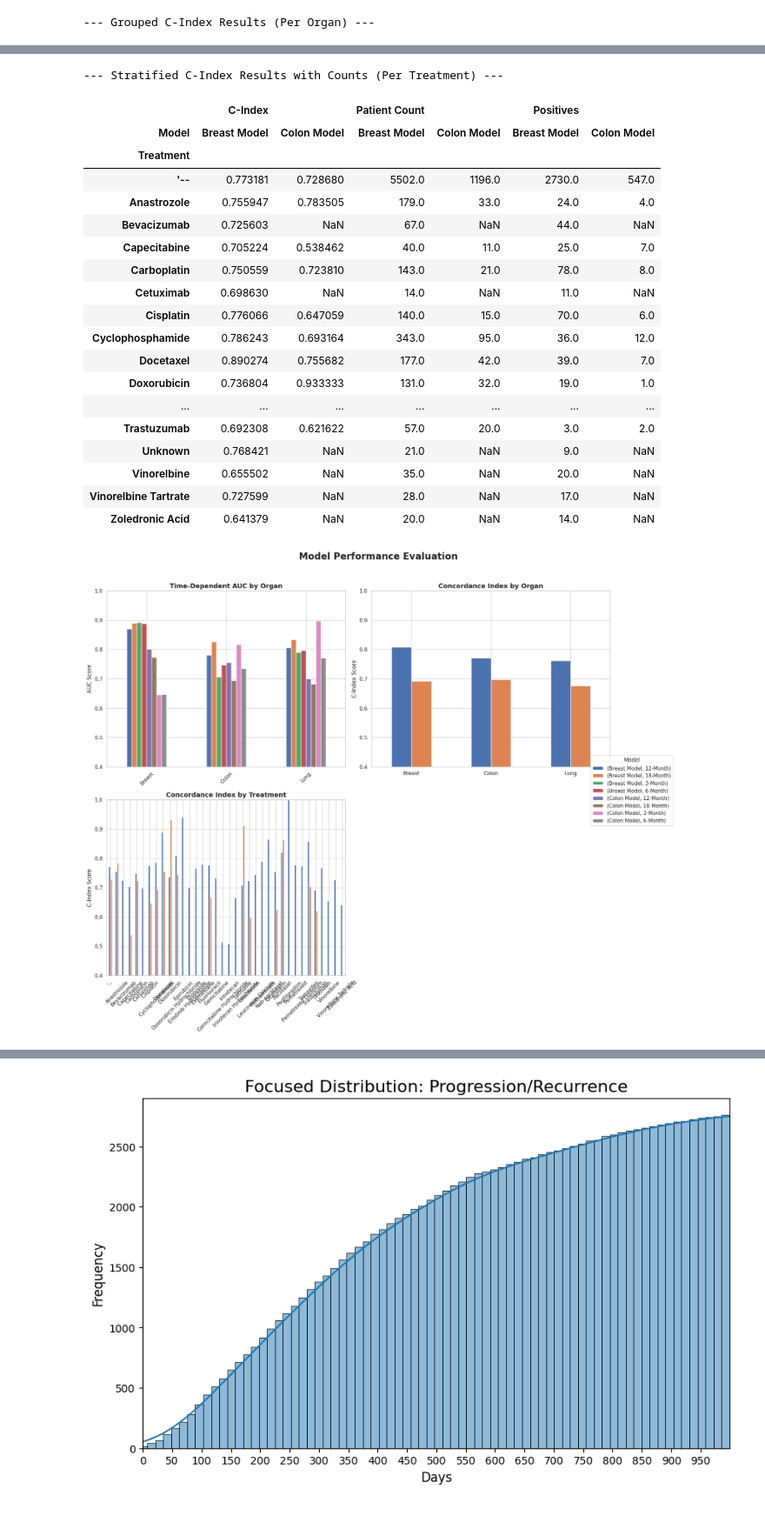
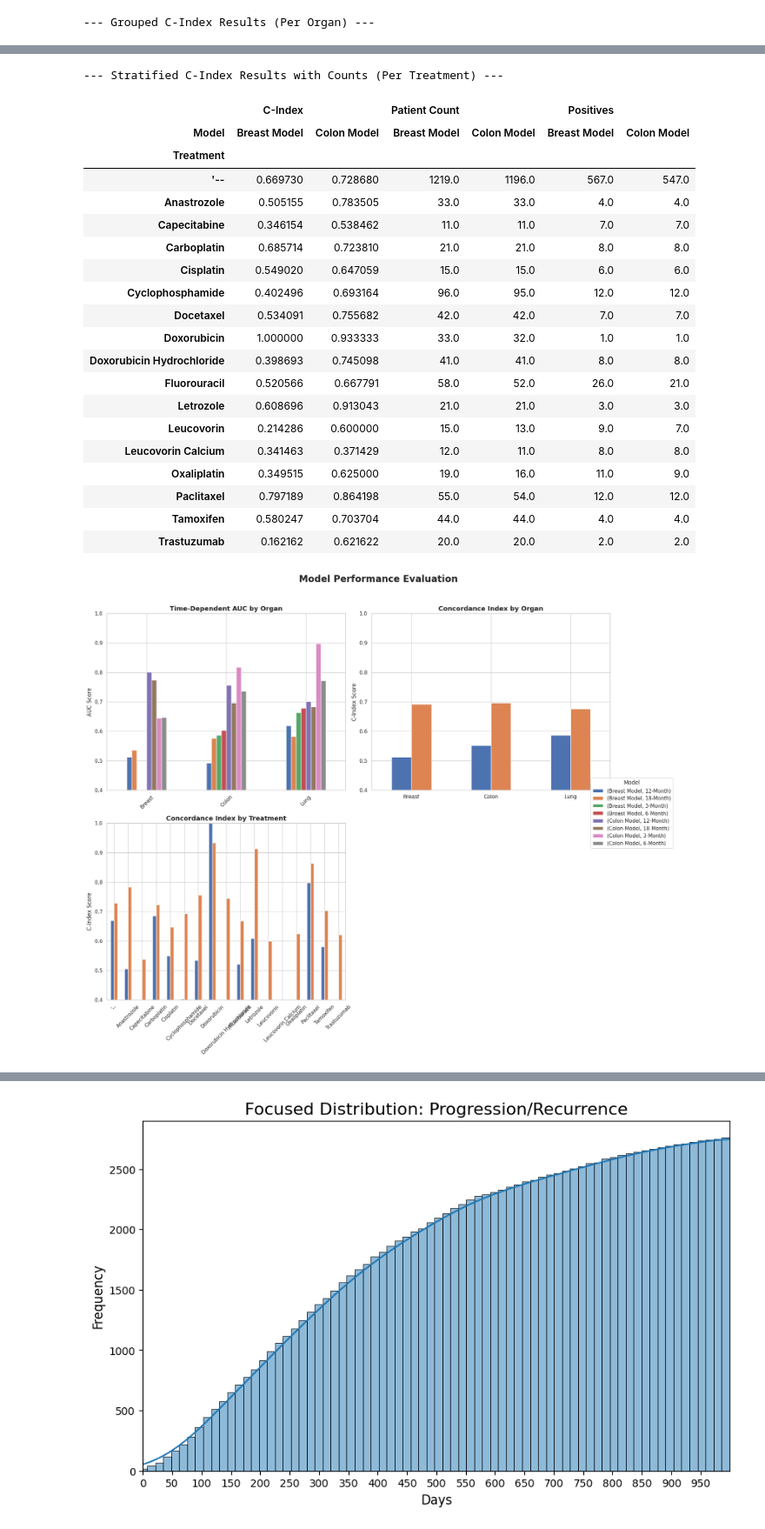
Before and after one commit to aziz-ayed/pfs_baselines, a Jupyter notebook: eval_notebook.ipynb, the cells around one changed output, grey strips where cells are left out. Shown at 87% size. Saved outputs shown, nothing was run; the diff lists cells and outputs as text; code cells hidden in the pictures.

Commit message:
Push latest model

```diff
--- a/eval_notebook.ipynb
+++ b/eval_notebook.ipynb
@@ -16,10 +16,10 @@ import seaborn as sns
 # Set plotting style
 sns.set_theme(style="whitegrid")
 # %%
-breast_preds_path = Path("eval_outputs/train_set.csv")
+breast_preds_path = Path("eval_outputs/colon_model.csv")
 colon_preds_path = Path("eval_outputs/test_set.csv")
 split_file_path = Path("data/final_splits_prog_rec.pt")
-clinical_csv_path = Path("data/outcomes/clinical_data_prog_rec.csv")
+clinical_csv_path = Path("data/outcomes/clinical_data_prog_rec_death.csv")
 treatment_file_path = Path("data/clinical.tsv")
 
 # This path should match the one used during training
@@ -308,3 +308,3 @@ For example, when doing 'df[col].method(value, inplace=True)', try using 'df.met
---- Grouped C-Index Results (Per Organ) ---
+--- Grouped C-Index Results (Per Organ) ---
 | Model | Breast Model | Colon Model |
 | Organ |  |  |
@@ -314,21 +314,22 @@ For example, when doing 'df[col].method(value, inplace=True)', try using 'df.met
---- Stratified C-Index Results with Counts (Per Treatment) ---
+--- Stratified C-Index Results with Counts (Per Treatment) ---
 |  | C-Index |  | Patient Count |  | Positives |  |
 | Model | Breast Model | Colon Model | Breast Model | Colon Model | Breast Model | Colon Model |
 | Treatment |  |  |  |  |  |  |
-| '-- | 0.773181 | 0.728680 | 5502.0 | 1196.0 | 2730.0 | 547.0 |
-| Anastrozole | 0.755947 | 0.783505 | 179.0 | 33.0 | 24.0 | 4.0 |
-| Bevacizumab | 0.725603 | NaN | 67.0 | NaN | 44.0 | NaN |
-| Capecitabine | 0.705224 | 0.538462 | 40.0 | 11.0 | 25.0 | 7.0 |
-| Carboplatin | 0.750559 | 0.723810 | 143.0 | 21.0 | 78.0 | 8.0 |
-| Cetuximab | 0.698630 | NaN | 14.0 | NaN | 11.0 | NaN |
-| Cisplatin | 0.776066 | 0.647059 | 140.0 | 15.0 | 70.0 | 6.0 |
-| Cyclophosphamide | 0.786243 | 0.693164 | 343.0 | 95.0 | 36.0 | 12.0 |
-| Docetaxel | 0.890274 | 0.755682 | 177.0 | 42.0 | 39.0 | 7.0 |
-| Doxorubicin | 0.736804 | 0.933333 | 131.0 | 32.0 | 19.0 | 1.0 |
-| ... | ... | ... | ... | ... | ... | ... |
-| Trastuzumab | 0.692308 | 0.621622 | 57.0 | 20.0 | 3.0 | 2.0 |
-| Unknown | 0.768421 | NaN | 21.0 | NaN | 9.0 | NaN |
-| Vinorelbine | 0.655502 | NaN | 35.0 | NaN | 20.0 | NaN |
-| Vinorelbine Tartrate | 0.727599 | NaN | 28.0 | NaN | 17.0 | NaN |
-| Zoledronic Acid | 0.641379 | NaN | 20.0 | NaN | 14.0 | NaN |
+| '-- | 0.669730 | 0.728680 | 1219.0 | 1196.0 | 567.0 | 547.0 |
+| Anastrozole | 0.505155 | 0.783505 | 33.0 | 33.0 | 4.0 | 4.0 |
+| Capecitabine | 0.346154 | 0.538462 | 11.0 | 11.0 | 7.0 | 7.0 |
+| Carboplatin | 0.685714 | 0.723810 | 21.0 | 21.0 | 8.0 | 8.0 |
+| Cisplatin | 0.549020 | 0.647059 | 15.0 | 15.0 | 6.0 | 6.0 |
+| Cyclophosphamide | 0.402496 | 0.693164 | 96.0 | 95.0 | 12.0 | 12.0 |
+| Docetaxel | 0.534091 | 0.755682 | 42.0 | 42.0 | 7.0 | 7.0 |
+| Doxorubicin | 1.000000 | 0.933333 | 33.0 | 32.0 | 1.0 | 1.0 |
+| Doxorubicin Hydrochloride | 0.398693 | 0.745098 | 41.0 | 41.0 | 8.0 | 8.0 |
+| Fluorouracil | 0.520566 | 0.667791 | 58.0 | 52.0 | 26.0 | 21.0 |
+| Letrozole | 0.608696 | 0.913043 | 21.0 | 21.0 | 3.0 | 3.0 |
+| Leucovorin | 0.214286 | 0.600000 | 15.0 | 13.0 | 9.0 | 7.0 |
+| Leucovorin Calcium | 0.341463 | 0.371429 | 12.0 | 11.0 | 8.0 | 8.0 |
+| Oxaliplatin | 0.349515 | 0.625000 | 19.0 | 16.0 | 11.0 | 9.0 |
+| Paclitaxel | 0.797189 | 0.864198 | 55.0 | 54.0 | 12.0 | 12.0 |
+| Tamoxifen | 0.580247 | 0.703704 | 44.0 | 44.0 | 4.0 | 4.0 |
+| Trastuzumab | 0.162162 | 0.621622 | 20.0 | 20.0 | 2.0 | 2.0 |
-[figure, old version]
+[figure, new version]
```
Also changed, not shown: parts of 8 cells of this notebook, 4 other files.
